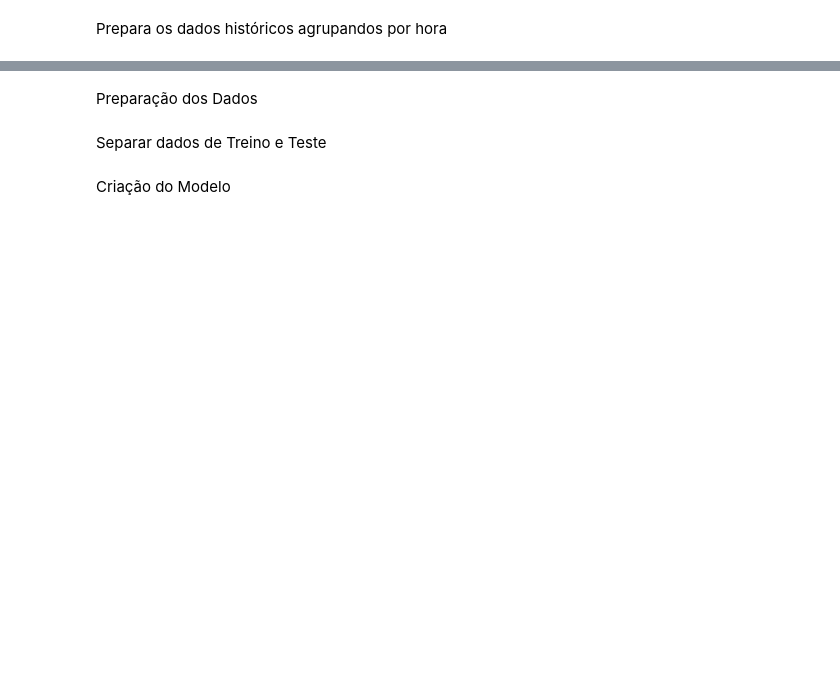
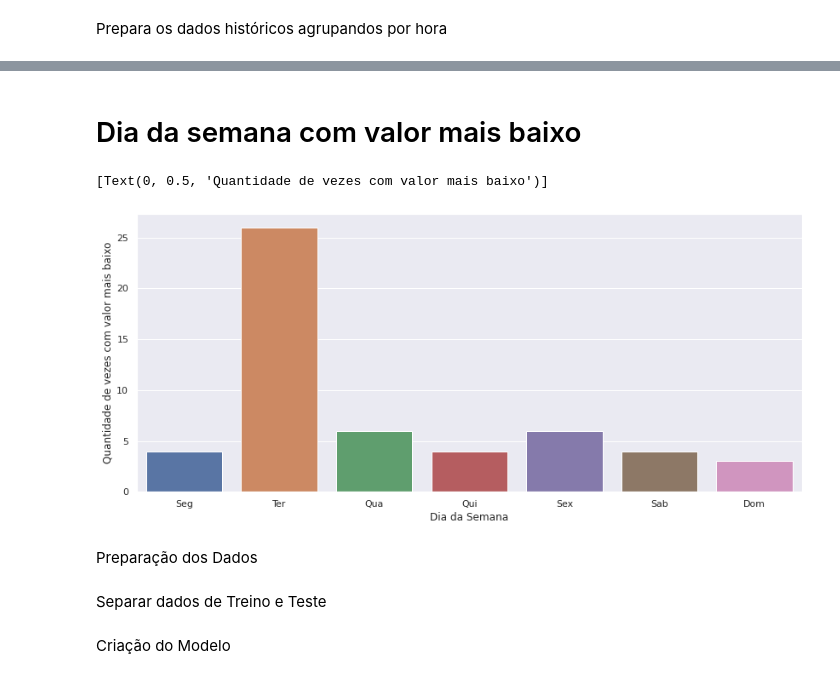
Before and after one commit to WillianAgostini/bitcoin_prediction, a Jupyter notebook: btc-price-prediction-using-lstm.ipynb, the cells around one changed output, grey strips where cells are left out. Drawn from its saved outputs; the diff is of its cells as text; code cells hidden in the pictures; blank space fills up the shorter version.

```diff
--- a/btc-price-prediction-using-lstm.ipynb
+++ b/btc-price-prediction-using-lstm.ipynb
@@ -78,3 +146,27 @@ sns.pairplot(historical_per_hour, vars=['Close', 'High', 'Low', 'Weighted_Price'
+# %% [markdown]
+# Dia da semana com valor mais baixo
+# %%
+# I had to reset my data in order to make this graph work. Therefore I read the data again into "data"
+data = filtered
+data.Timestamp = pd.to_datetime(data.Timestamp, unit='s')
+data = data.dropna()
+
+week={0:'Seg', 1:'Ter', 2:'Qua', 3:'Qui', 4:'Sex', 5:'Sab', 6:'Dom'}
+data['Dia da Semana'] = data['Timestamp'].dt.dayofweek.map(week)
+
+# count min value for each week day
+idx = data.groupby([pd.Grouper(key='Timestamp', freq='W-MON')])['Close'].transform(min) == data['Close']
+
+# data is still in minutes, so I calculate it for days.
+lows_count = data[idx].groupby([pd.Grouper(key='Timestamp', freq='D')]).first().reset_index()
+lows_count = lows_count.dropna()
+
+sns.set(rc={'figure.figsize':(14, 6)})
+ax = sns.countplot(x='Dia da Semana', data=lows_count, order=['Seg', 'Ter', 'Qua', 'Qui', 'Sex', 'Sab', 'Dom'])
+ax.set(ylabel='Quantidade de vezes com valor mais baixo')
+# %% [output]
+[Text(0, 0.5, 'Quantidade de vezes com valor mais baixo')]
+[figure, added]
 # %% [markdown]
 Preparação dos Dados
 # %%
```
Also changed, not shown: parts of 12 cells of this notebook, 3 other files.
